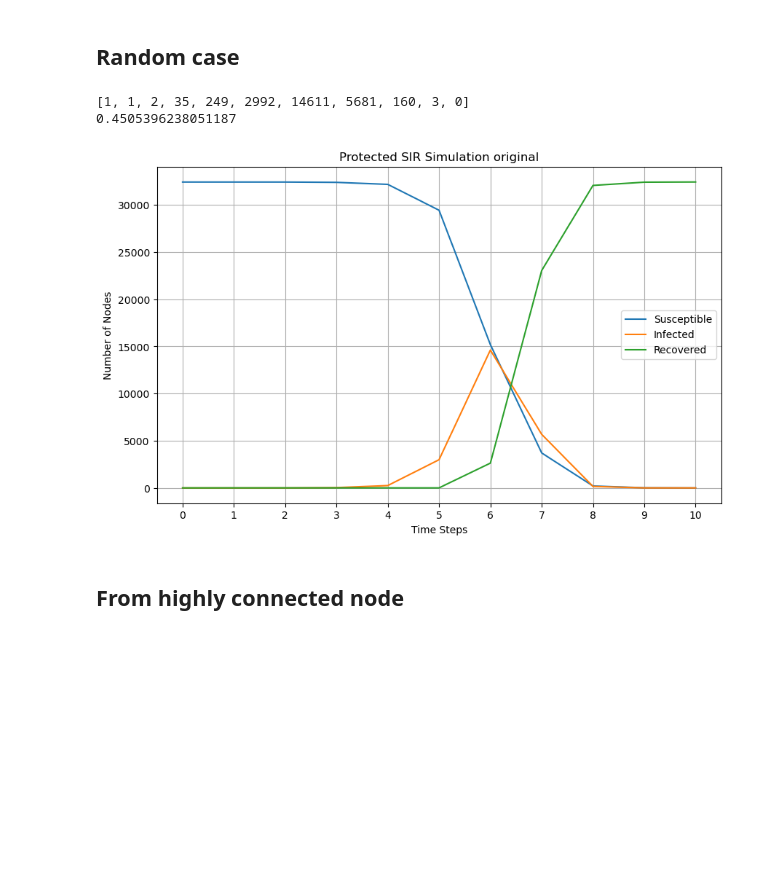
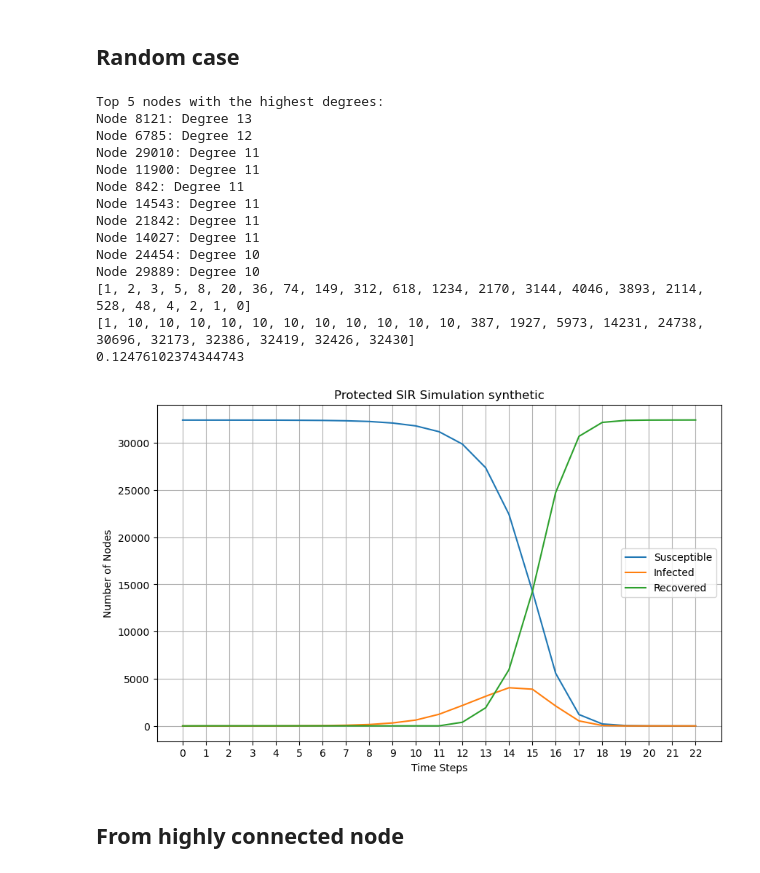
Before and after one commit to kfkfkflmej/NA_EU_emails_2024, a Jupyter notebook: SIR.ipynb, the cells around one changed output. Cells and saved outputs as stored; diff of their text form; code cells hidden in the pictures; blank space fills up the shorter version.

```diff
--- a/SIR.ipynb
+++ b/SIR.ipynb
@@ -218,8 +218,8 @@ plt.show()
 ## Random case
 # %%
 # Load the CSV file and create the graph
-#file_path = 'data\\final_final_random_graph.csv'  # Update with the actual path to your file
-file_path = 'data\data - fixed numbers.csv'
+file_path = 'data\\final_final_random_graph.csv'  # Update with the actual path to your file
+#file_path = 'data\data - fixed numbers.csv'
 edge_df = pd.read_csv(file_path, delimiter=' ')
 G = nx.from_pandas_edgelist(edge_df, 'Source', 'Target')
 
@@ -237,15 +237,18 @@ infected_nodes = np.random.choice(nodes, replace=False)
 node_states = {node: 'S' for node in nodes}  # All nodes start as Susceptible (S)
 #for node in infected_nodes:
 node_states[infected_nodes] = 'I'
-node_states[102]='R' #org network
-node_states[5]='R'
-node_states[122]='R'
-node_states[486]='R'
-node_states[55]='R'
 
+degree_dict = dict(G.degree())
+top_5_nodes = sorted(degree_dict.items(), key=lambda x: x[1], reverse=True)[:10]
+print("Top 5 nodes with the highest degrees:")
+for node, degree in top_5_nodes:
+    print(f"Node {node}: Degree {degree}")
+    node_states[node]='R'
+
+rec=False
 #node_states[8121] = 'R' #syntetic network
 # Record initial state counts
-susceptible_counts = [(n-5) - initial_infected ]
+susceptible_counts = [(n-10) - initial_infected ]
 infected_counts = [initial_infected]
 recovered_counts = [1]
 
@@ -259,48 +262,64 @@ for t in range(time_steps):
             for neighbor in G.neighbors(node):
                 if node_states[neighbor] == 'S' and np.random.rand() < beta:
                     new_states[neighbor] = 'I'
+                if node_states[neighbor]=='R':
+                    rec==True
             # Recover
             if np.random.rand() < gamma and infected_counts[-1] / n > recovery_threshold:
+                rec=True
                 new_states[node] = 'R'
                 continue
 
-        if node_states[node] == 'R' and infected_counts[-1] / n > recovery_threshold:
+        if node_states[node] == 'R' and rec==True:
             recovery_threshold=0
             for neighbor in G.neighbors(node):
                 if node_states[neighbor] == 'S' or node_states[neighbor] == 'I':
                     new_states[neighbor] = 'R'
 
             #if np.random.rand() < gamma and recovery_threshold == 1:
                 #new_states[node] = 'R'
 
     # Update states
     node_states = new_states
     susceptible_counts.append(sum(1 for state in node_states.values() if state == 'S'))
     infected_counts.append(sum(1 for state in node_states.values() if state == 'I'))
     recovered_counts.append(sum(1 for state in node_states.values() if state == 'R'))
 
     # Break if no more infected
     if infected_counts[-1] == 0:
         break
 print(infected_counts)
+print(recovered_counts)
 print(max(infected_counts)/n)
 # Plot results
 plt.figure(figsize=(10, 6))
 plt.plot(susceptible_counts, label="Susceptible")
 plt.plot(infected_counts, label="Infected")
 plt.plot(recovered_counts, label="Recovered")
 plt.xlabel("Time Steps")
 plt.ylabel("Number of Nodes")
-plt.title("Protected SIR Simulation original")
+plt.title("Protected SIR Simulation synthetic")
 plt.xticks(ticks=range(len(susceptible_counts)))
 plt.legend()
 plt.grid()
-plt.savefig("fig_original_synt.png")
+plt.savefig("fig_protected_synthetic.png")
 plt.show()
 # %% [output]
-[1, 1, 2, 35, 249, 2992, 14611, 5681, 160, 3, 0]
-0.4505396238051187
+Top 5 nodes with the highest degrees:
+Node 8121: Degree 13
+Node 6785: Degree 12
+Node 29010: Degree 11
+Node 11900: Degree 11
+Node 842: Degree 11
+Node 14543: Degree 11
+Node 21842: Degree 11
+Node 14027: Degree 11
+Node 24454: Degree 10
+Node 29889: Degree 10
+[1, 2, 3, 5, 8, 20, 36, 74, 149, 312, 618, 1234, 2170, 3144, 4046, 3893, 2114, 528, 48, 4, 2, 1, 0]
+[1, 10, 10, 10, 10, 10, 10, 10, 10, 10, 10, 10, 387, 1927, 5973, 14231, 24738, 30696, 32173, 32386, 32419, 32426, 32430]
+0.12476102374344743
-[figure, old version]
+[figure, new version]
 # %% [markdown]
 ## From highly connected node
 # %%
```
Also changed, not shown: 7 other files.
